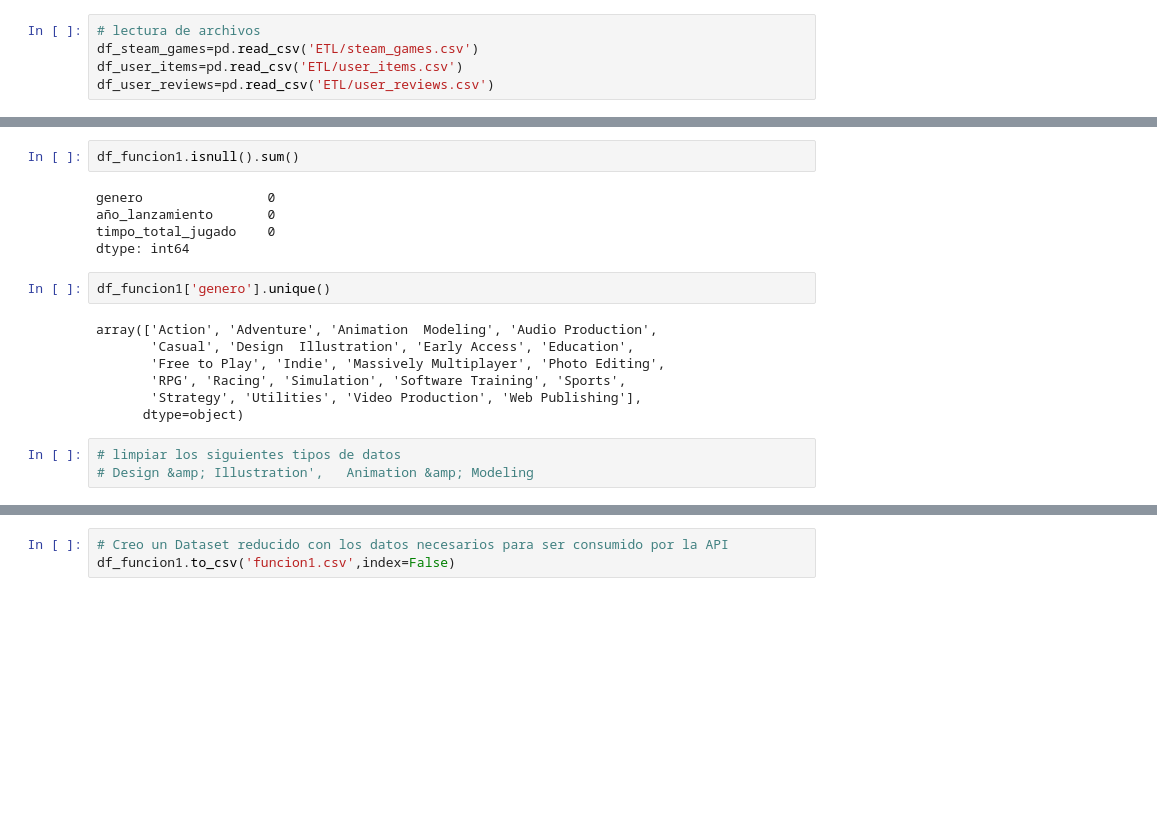
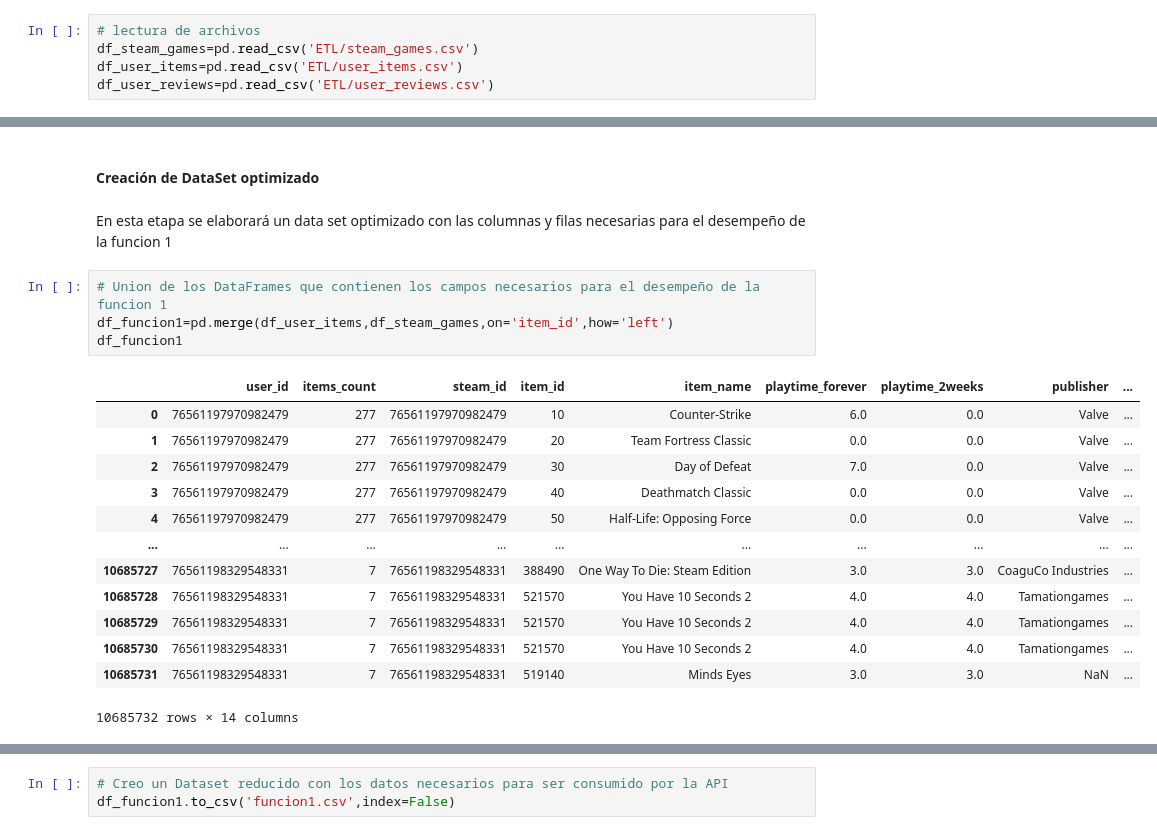
Before and after one commit to PabloSalinas2/MLOps_SteamGames, a Jupyter notebook: funciones.ipynb, the cells around one changed output, grey strips where cells are left out. Cells and saved outputs as stored; diff of their text form; blank space fills up the shorter version.

Commit message:
actualizacion de funciones

```diff
--- a/funciones.ipynb
+++ b/funciones.ipynb
@@ -49,19 +41,22 @@ df_funcion1.shape
-# %%
-df_funcion1.isnull().sum()
-# %% [output]
-genero                0
-año_lanzamiento       0
-timpo_total_jugado    0
-dtype: int64
-# %%
-df_funcion1['genero'].unique()
-# %% [output]
-array(['Action', 'Adventure', 'Animation  Modeling', 'Audio Production',
-       'Casual', 'Design  Illustration', 'Early Access', 'Education',
-       'Free to Play', 'Indie', 'Massively Multiplayer', 'Photo Editing',
-       'RPG', 'Racing', 'Simulation', 'Software Training', 'Sports',
-       'Strategy', 'Utilities', 'Video Production', 'Web Publishing'],
-      dtype=object)
-# %%
-# limpiar los siguientes tipos de datos
-# Design &amp; Illustration',   Animation &amp; Modeling
+# %% [markdown]
+#### **Creación de DataSet optimizado**
+# %% [markdown]
+En esta etapa se elaborará un data set optimizado con las columnas y filas necesarias para el desempeño de la funcion 1
+# %%
+# Union de los DataFrames que contienen los campos necesarios para el desempeño de la funcion 1
+df_funcion1=pd.merge(df_user_items,df_steam_games,on='item_id',how='left')
+df_funcion1
+# %% [output]
+|  | user_id | items_count | steam_id | item_id | item_name | playtime_forever | playtime_2weeks | publisher | ... |
+| 0 | 76561197970982479 | 277 | 76561197970982479 | 10 | Counter-Strike | 6.0 | 0.0 | Valve | ... |
+| 1 | 76561197970982479 | 277 | 76561197970982479 | 20 | Team Fortress Classic | 0.0 | 0.0 | Valve | ... |
+| 2 | 76561197970982479 | 277 | 76561197970982479 | 30 | Day of Defeat | 7.0 | 0.0 | Valve | ... |
+| 3 | 76561197970982479 | 277 | 76561197970982479 | 40 | Deathmatch Classic | 0.0 | 0.0 | Valve | ... |
+| 4 | 76561197970982479 | 277 | 76561197970982479 | 50 | Half-Life: Opposing Force | 0.0 | 0.0 | Valve | ... |
+| ... | ... | ... | ... | ... | ... | ... | ... | ... | ... |
+| 10685727 | 76561198329548331 | 7 | 76561198329548331 | 388490 | One Way To Die: Steam Edition | 3.0 | 3.0 | CoaguCo Industries | ... |
+| 10685728 | 76561198329548331 | 7 | 76561198329548331 | 521570 | You Have 10 Seconds 2 | 4.0 | 4.0 | Tamationgames | ... |
+| 10685729 | 76561198329548331 | 7 | 76561198329548331 | 521570 | You Have 10 Seconds 2 | 4.0 | 4.0 | Tamationgames | ... |
+| 10685730 | 76561198329548331 | 7 | 76561198329548331 | 521570 | You Have 10 Seconds 2 | 4.0 | 4.0 | Tamationgames | ... |
+| 10685731 | 76561198329548331 | 7 | 76561198329548331 | 519140 | Minds Eyes | 3.0 | 3.0 | NaN | ... |
+10685732 rows × 14 columns
```
Also changed, not shown: parts of 102 cells of this notebook, 7 other files.
